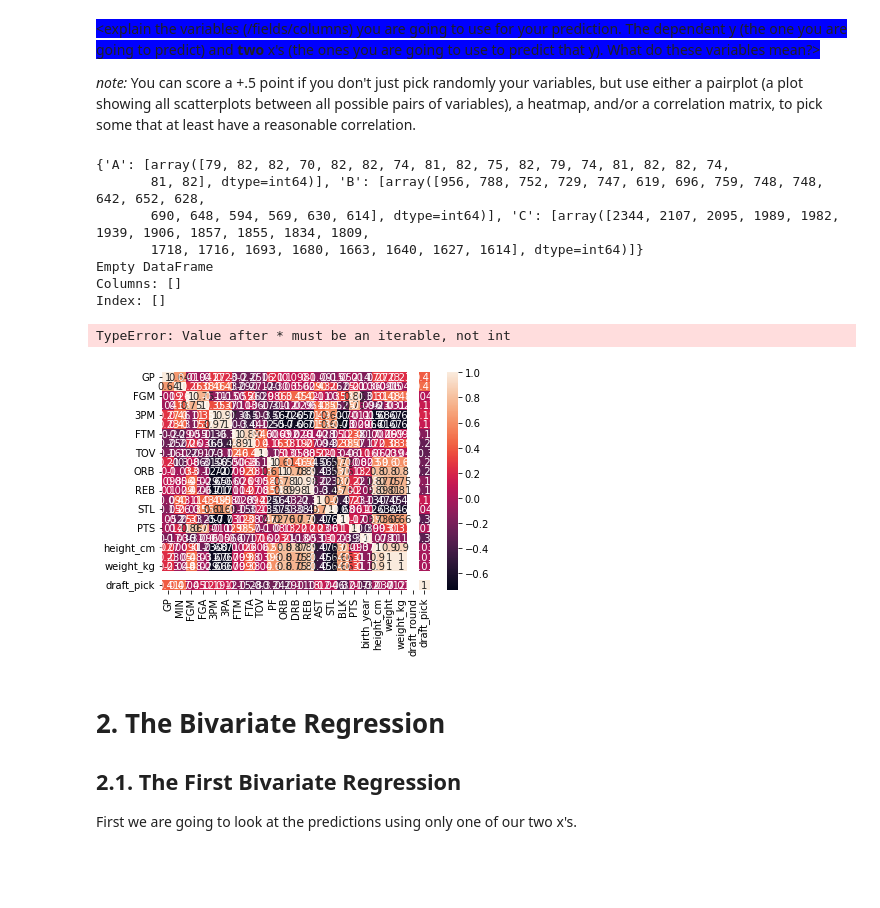
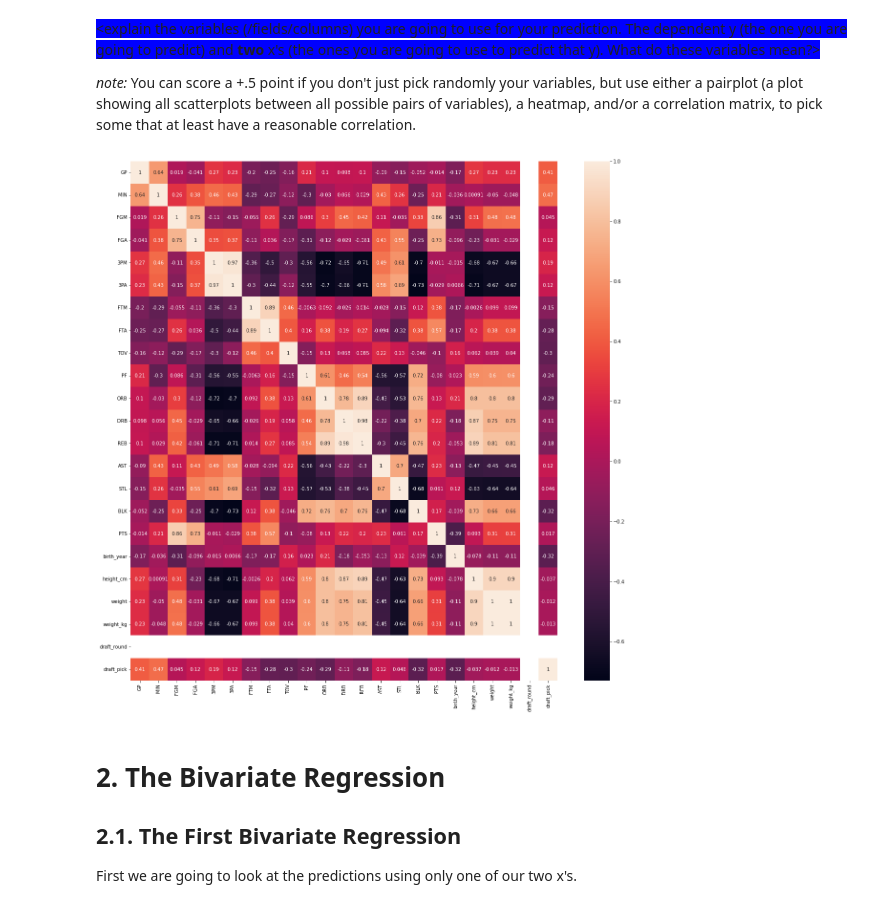
Before and after one commit to stephenpangga/Data-mining-and-statistics, a Jupyter notebook: Week 4/try-assignment/DMS - S4 - Assignment 1 - Template.ipynb, the cells around one changed output. Cells and saved outputs as stored; diff of their text form; code cells hidden in the pictures; blank space fills up the shorter version.

```diff
--- a/Week 4/try-assignment/DMS - S4 - Assignment 1 - Template.ipynb
+++ b/Week 4/try-assignment/DMS - S4 - Assignment 1 - Template.ipynb
@@ -102,32 +104,24 @@ basketBallData.head()
 
 *note:* You can score a +.5 point if you don't just pick randomly your variables, but use either a pairplot (a plot showing all scatterplots between all possible pairs of variables), a heatmap, and/or a correlation matrix, to pick some that at least have a reasonable correlation.
 # %%
-NewData = { 'A' : [basketBallData['GP'].to_numpy()],
-            'B' : [basketBallData['FGM'].to_numpy()],
-            'C' : [basketBallData['PTS'].to_numpy()],
-           }
+# NewData = { 'A' : [basketBallData['GP'].to_numpy()],
+#             'B' : [basketBallData['FGM'].to_numpy()],
+#             'C' : [basketBallData['PTS'].to_numpy()],
+#            }
 
-print(NewData)
-dfT = pd.DataFrame(NewData, columns=['A','B', 'C'])
+# print(NewData)
+# dfT = pd.DataFrame(NewData, columns=['A','B', 'C'])
 
-corrMatrix = dfT.corr()
-print(corrMatrix)
+# corrMatrix = dfT.corr()
+# print(corrMatrix)
 
-
+plt.figure(figsize=(20,20))
 basketBallData.corr()
 corrdata = basketBallData.corr()
 sn.heatmap(corrdata, annot = True)
 plt.show()
 # %% [output]
-{'A': [array([79, 82, 82, 70, 82, 82, 74, 81, 82, 75, 82, 79, 74, 81, 82, 82, 74,
-       81, 82], dtype=int64)], 'B': [array([956, 788, 752, 729, 747, 619, 696, 759, 748, 748, 642, 652, 628,
-       690, 648, 594, 569, 630, 614], dtype=int64)], 'C': [array([2344, 2107, 2095, 1989, 1982, 1939, 1906, 1857, 1855, 1834, 1809,
-       1718, 1716, 1693, 1680, 1663, 1640, 1627, 1614], dtype=int64)]}
-Empty DataFrame
-Columns: []
-Index: []
-TypeError: Value after * must be an iterable, not int
-[figure, old version]
+[figure, new version]
 # %% [markdown]
 # 2. The Bivariate Regression
 
```
Also changed, not shown: parts of 7 cells of this notebook.
